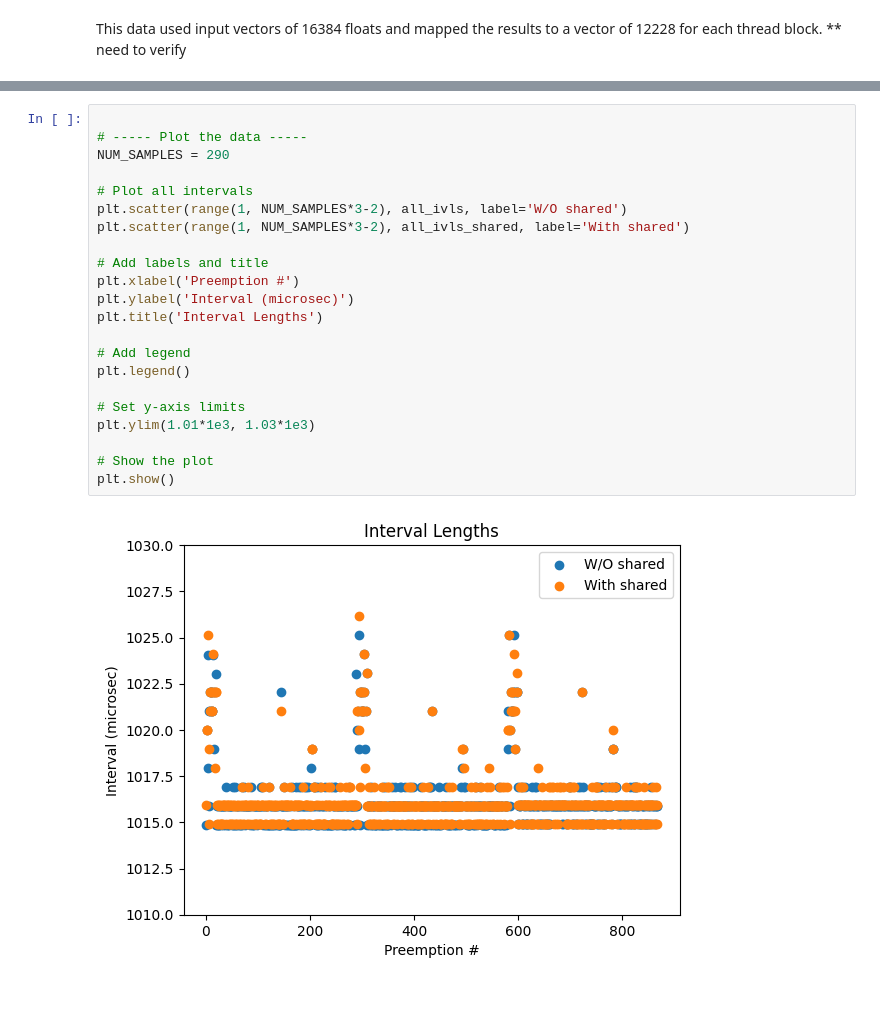
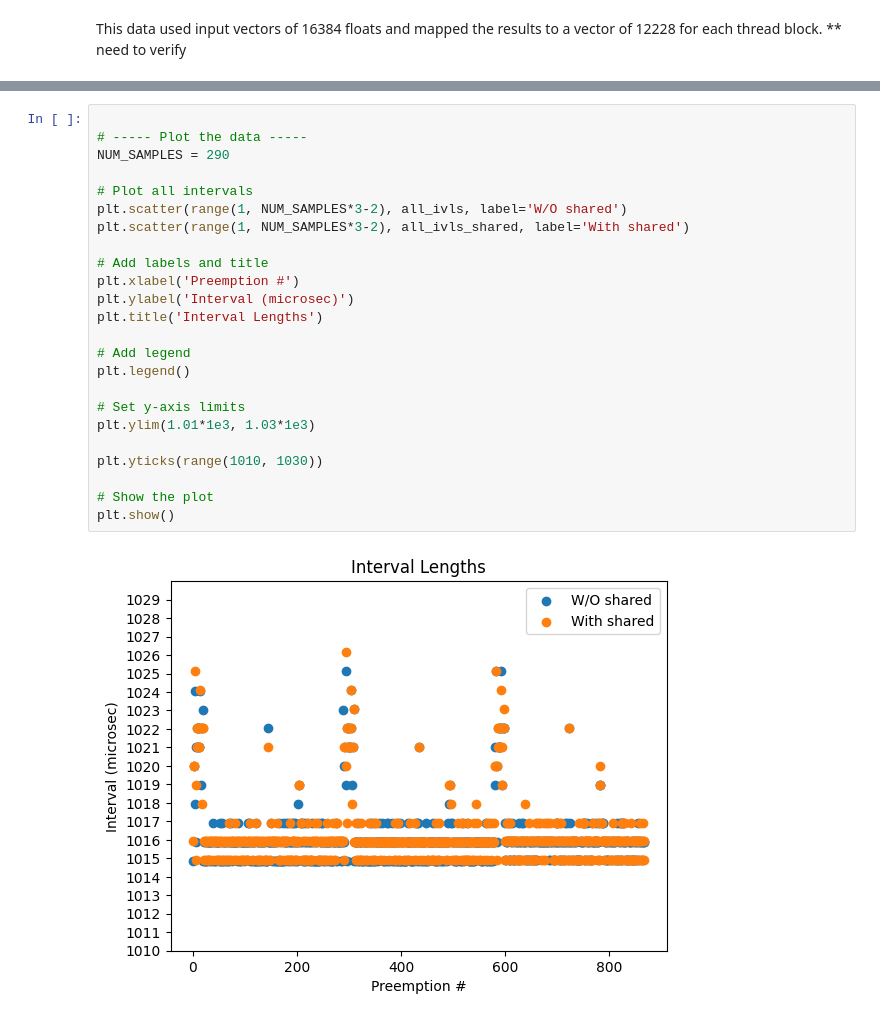
Before and after one commit to alexngUNC/GPU-research, a Jupyter notebook: Preemptions/Analysis/realMaxAnalysis.ipynb, the cells around one changed output, grey strips where cells are left out. Saved outputs shown, nothing was run; the diff lists cells and outputs as text.

```diff
--- a/Preemptions/Analysis/realMaxAnalysis.ipynb
+++ b/Preemptions/Analysis/realMaxAnalysis.ipynb
@@ -95,24 +99,26 @@ Maximum: 5122.566
 # %%
 
 # ----- Plot the data -----
 NUM_SAMPLES = 290
 
 # Plot all intervals
 plt.scatter(range(1, NUM_SAMPLES*3-2), all_ivls, label='W/O shared')
 plt.scatter(range(1, NUM_SAMPLES*3-2), all_ivls_shared, label='With shared')
 
 # Add labels and title
 plt.xlabel('Preemption #')
 plt.ylabel('Interval (microsec)')
 plt.title('Interval Lengths')
 
 # Add legend
 plt.legend()
 
 # Set y-axis limits
 plt.ylim(1.01*1e3, 1.03*1e3)
 
+plt.yticks(range(1010, 1030))
+
 # Show the plot
 plt.show()
 # %% [output]
-[figure, old version]
+[figure, new version]
```
Also changed, not shown: parts of 11 cells of this notebook, 1 other file.
